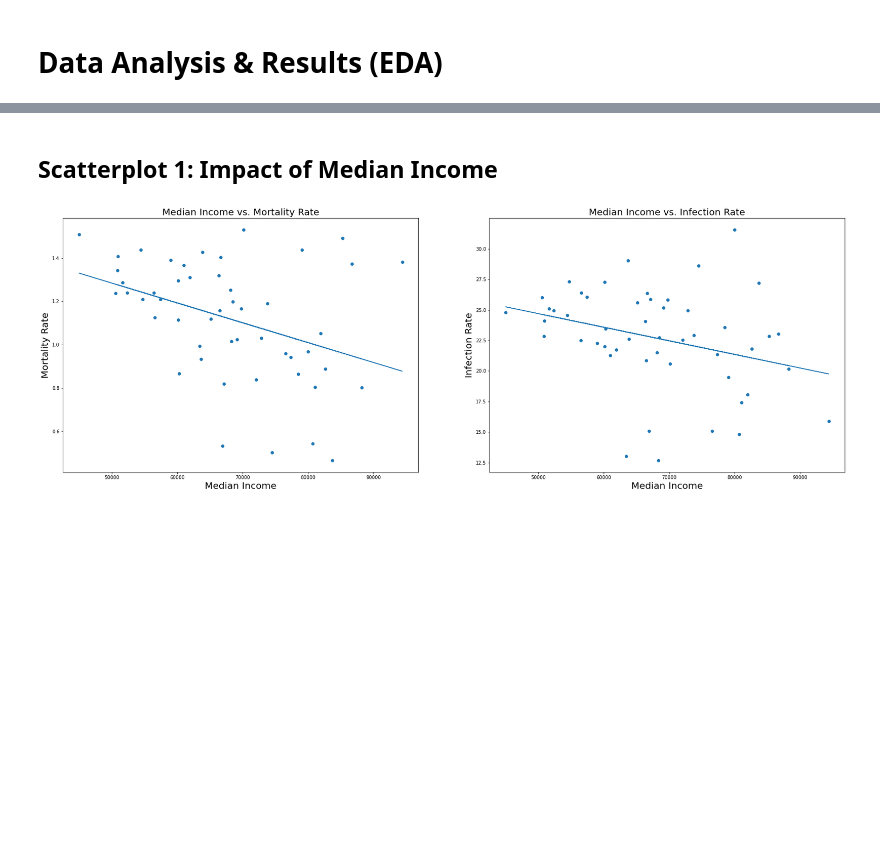
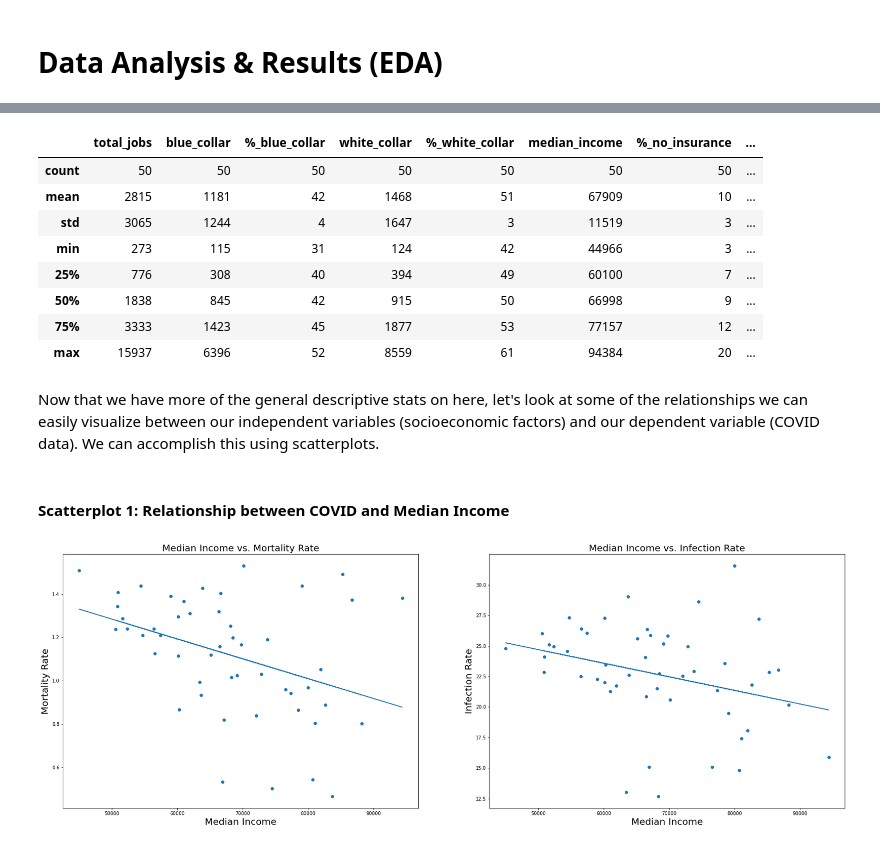
Before and after one commit to EthanLDot/COVID_Socioecon_DataScience_Project, a Jupyter notebook: EDACheckpointGroup029-Wi22.ipynb, the cells around one changed output, grey strips where cells are left out. Cells and saved outputs as stored; diff of their text form; code cells hidden in the pictures; blank space fills up the shorter version.

```diff
--- a/EDACheckpointGroup029-Wi22.ipynb
+++ b/EDACheckpointGroup029-Wi22.ipynb
@@ -501,3 +453,17 @@ print(overall_df[['state','coeff']])
+# %%
+overall_df.describe().astype(int)
+# %% [output]
+|  | total_jobs | blue_collar | %_blue_collar | white_collar | %_white_collar | median_income | %_no_insurance | ... |
+| count | 50 | 50 | 50 | 50 | 50 | 50 | 50 | ... |
+| mean | 2815 | 1181 | 42 | 1468 | 51 | 67909 | 10 | ... |
+| std | 3065 | 1244 | 4 | 1647 | 3 | 11519 | 3 | ... |
+| min | 273 | 115 | 31 | 124 | 42 | 44966 | 3 | ... |
+| 25% | 776 | 308 | 40 | 394 | 49 | 60100 | 7 | ... |
+| 50% | 1838 | 845 | 42 | 915 | 50 | 66998 | 9 | ... |
+| 75% | 3333 | 1423 | 45 | 1877 | 53 | 77157 | 12 | ... |
+| max | 15937 | 6396 | 52 | 8559 | 61 | 94384 | 20 | ... |
+# %% [markdown]
+Now that we have more of the general descriptive stats on here, let's look at some of the relationships we can easily visualize between our independent variables (socioeconomic factors) and our dependent variable (COVID data). We can accomplish this using scatterplots.
 # %% [markdown]
-## Scatterplot 1: Impact of Median Income
+#### Scatterplot 1: Relationship between COVID and Median Income
 # %%
```
Also changed, not shown: parts of 32 cells of this notebook.
